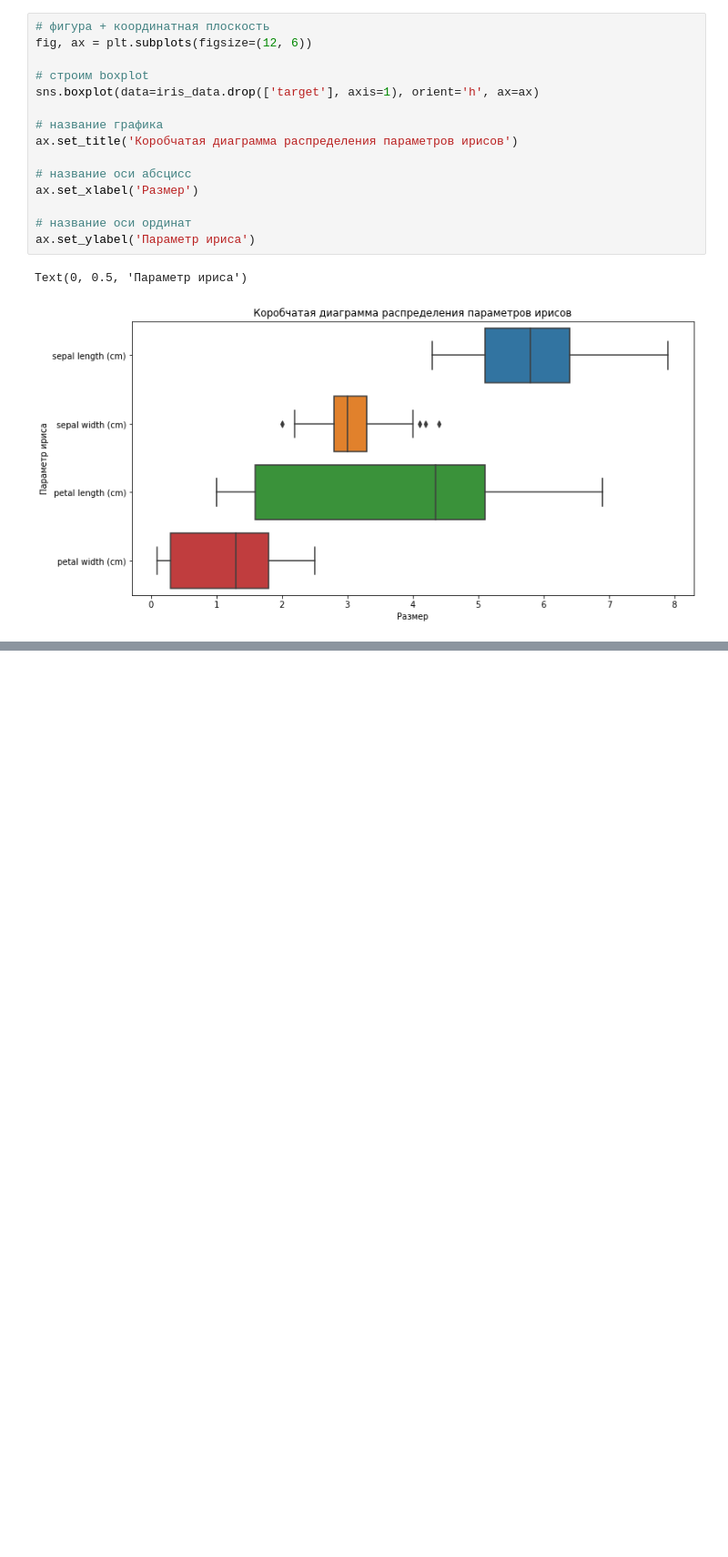
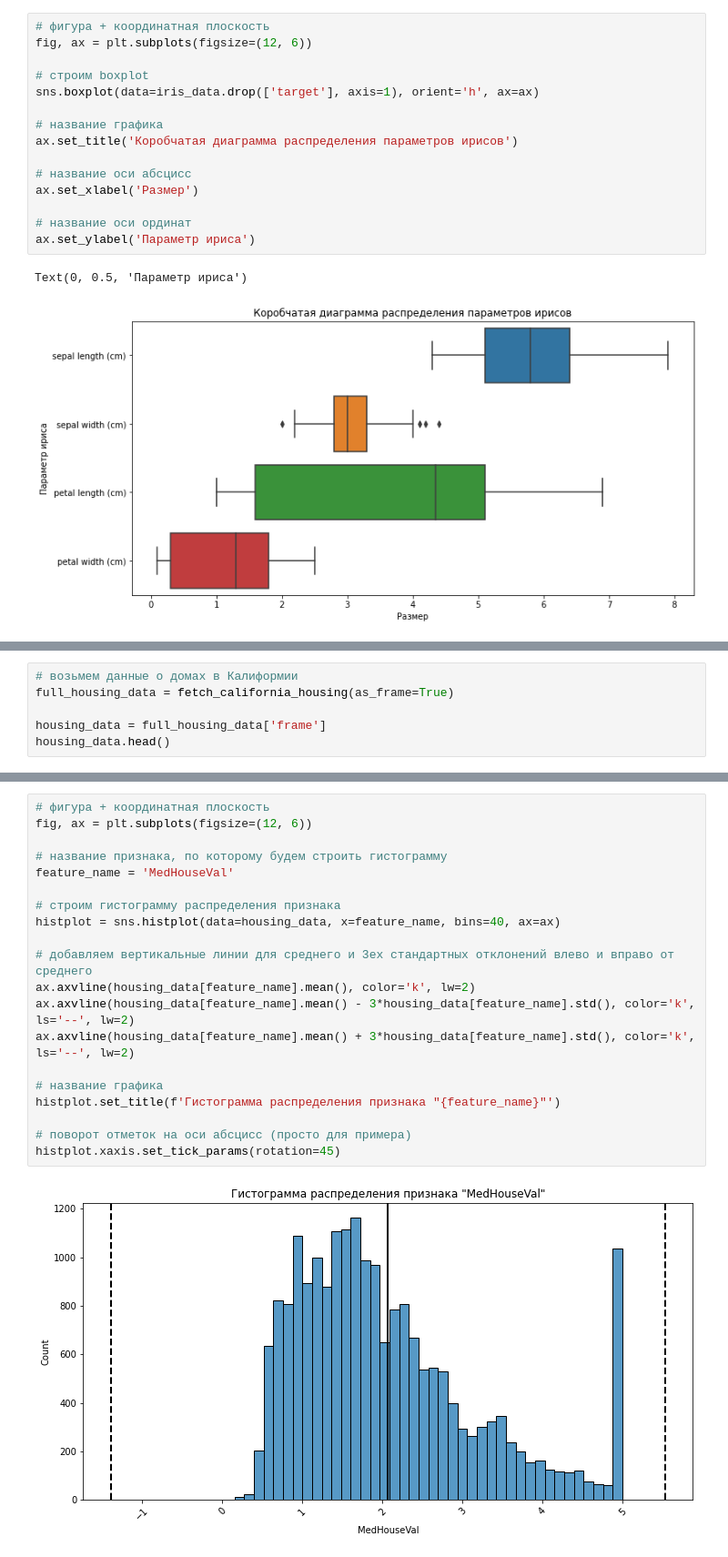
Before and after one commit to experiment0/data_science_helpers, a Jupyter notebook: articles/building_graphs.ipynb, the cells around one changed output, grey strips where cells are left out. Shown: that part at 91% size. Drawn from its saved outputs; the diff is of its cells as text; blank space fills up the shorter version.

```diff
--- a/articles/building_graphs.ipynb
+++ b/articles/building_graphs.ipynb
@@ -122,0 +125,6 @@ Text(0, 0.5, 'Параметр ириса')
+# %%
+# возьмем данные о домах в Калиформии
+full_housing_data = fetch_california_housing(as_frame=True)
+
+housing_data = full_housing_data['frame']
+housing_data.head()
@@ -122,0 +138,22 @@ Text(0, 0.5, 'Параметр ириса')
+# %%
+# фигура + координатная плоскость
+fig, ax = plt.subplots(figsize=(12, 6))
+
+# название признака, по которому будем строить гистограмму
+feature_name = 'MedHouseVal'
+
+# строим гистограмму распределения признака
+histplot = sns.histplot(data=housing_data, x=feature_name, bins=40, ax=ax)
+
+# добавляем вертикальные линии для среднего и 3ех стандартных отклонений влево и вправо от среднего
+ax.axvline(housing_data[feature_name].mean(), color='k', lw=2)
+ax.axvline(housing_data[feature_name].mean() - 3*housing_data[feature_name].std(), color='k', ls='--', lw=2)
+ax.axvline(housing_data[feature_name].mean() + 3*housing_data[feature_name].std(), color='k', ls='--', lw=2)
+
+# название графика
+histplot.set_title(f'Гистограмма распределения признака "{feature_name}"')
+
+# поворот отметок на оси абсцисс (просто для примера)
+histplot.xaxis.set_tick_params(rotation=45)
+# %% [output]
+[figure, added]
```
Also changed, not shown: parts of 10 cells of this notebook, 1 other file.
